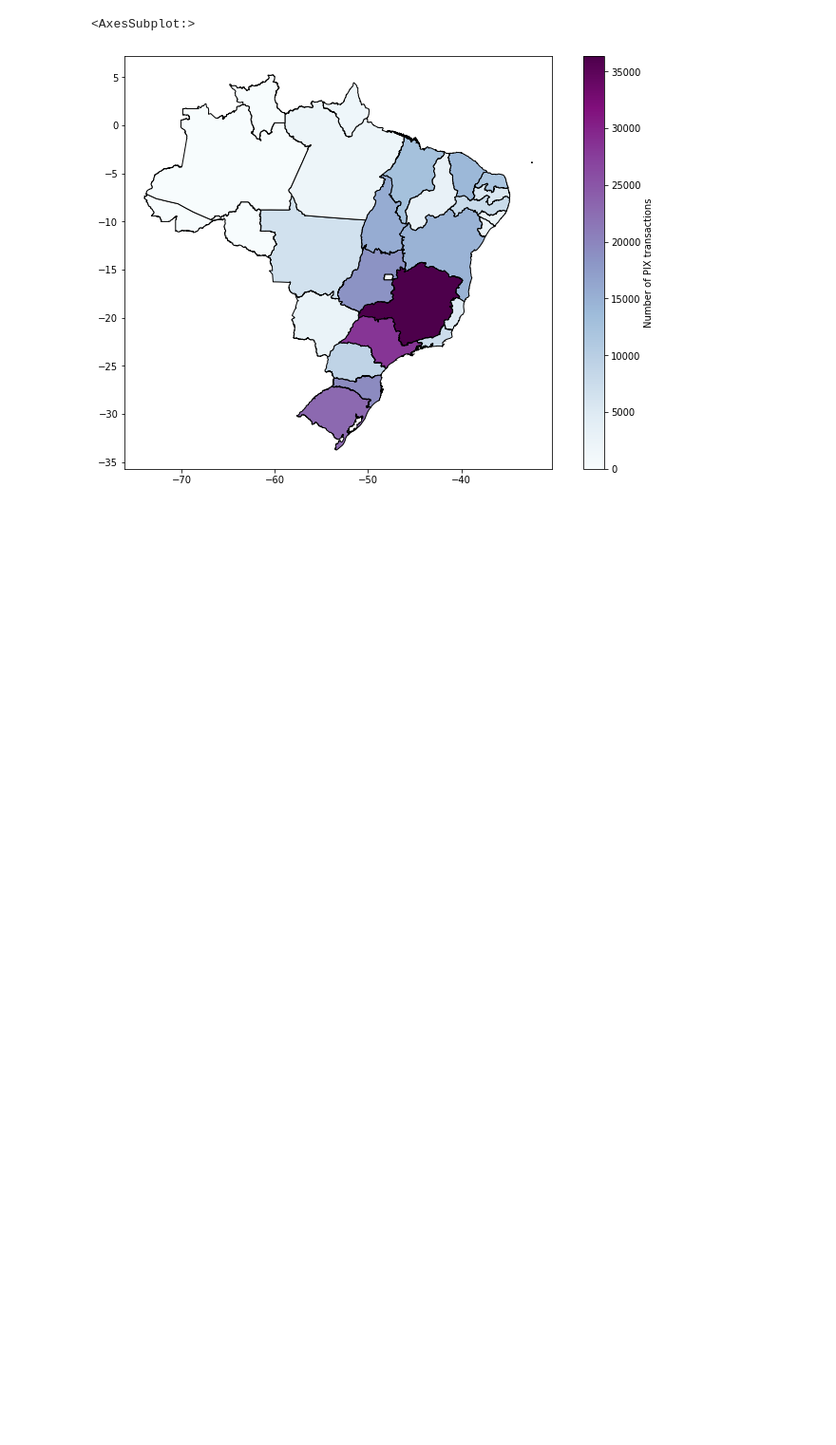
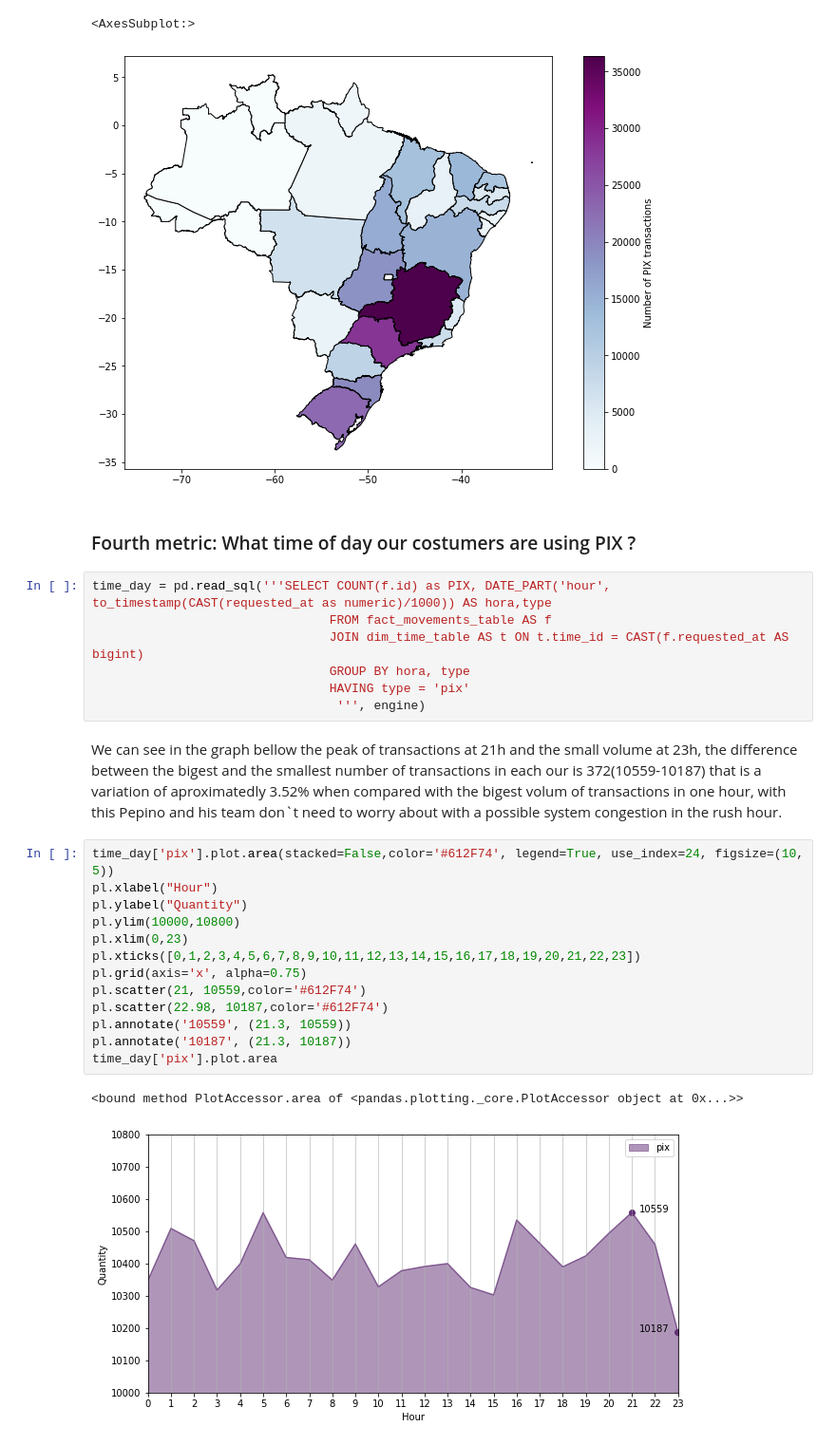
Before and after one commit to fpmacedo/Nubank-Analytics-Engineer-Case, a Jupyter notebook: etl.ipynb, the cells around one changed output. Shown at 95% size. Cells and saved outputs as stored; diff of their text form; blank space fills up the shorter version.

Commit message:
pix in hour

```diff
--- a/etl.ipynb
+++ b/etl.ipynb
@@ -610,3 +611,30 @@ brazil.plot(column ='count', legend=True, cmap='BuPu',edgecolor="black", figsize
 # %% [output]
 <AxesSubplot:>
 [figure]
+# %% [markdown]
+### Fourth metric: What time of day our costumers are using PIX ?
+# %%
+time_day = pd.read_sql('''SELECT COUNT(f.id) as PIX, DATE_PART('hour', to_timestamp(CAST(requested_at as numeric)/1000)) AS hora,type
+                                FROM fact_movements_table AS f
+                                JOIN dim_time_table AS t ON t.time_id = CAST(f.requested_at AS bigint)
+                                GROUP BY hora, type
+                                HAVING type = 'pix'
+                                 ''', engine)
+# %% [markdown]
+We can see in the graph bellow the peak of transactions at 21h and the small volume at 23h, the difference between the bigest and the smallest number of transactions in each our is 372(10559-10187) that is a variation of aproximatedly 3.52% when compared with the bigest volum of transactions in one hour, with this Pepino and his team don`t need to worry about with a possible system congestion in the rush hour.
+# %%
+time_day['pix'].plot.area(stacked=False,color='#612F74', legend=True, use_index=24, figsize=(10, 5))
+pl.xlabel("Hour")
+pl.ylabel("Quantity")
+pl.ylim(10000,10800)
+pl.xlim(0,23)
+pl.xticks([0,1,2,3,4,5,6,7,8,9,10,11,12,13,14,15,16,17,18,19,20,21,22,23])
+pl.grid(axis='x', alpha=0.75)
+pl.scatter(21, 10559,color='#612F74')
+pl.scatter(22.98, 10187,color='#612F74')
+pl.annotate('10559', (21.3, 10559))
+pl.annotate('10187', (21.3, 10187))
+time_day['pix'].plot.area
+# %% [output]
+<bound method PlotAccessor.area of <pandas.plotting._core.PlotAccessor object at 0x...>>
+[figure, added]
```
Also changed, not shown: parts of 4 cells of this notebook.
